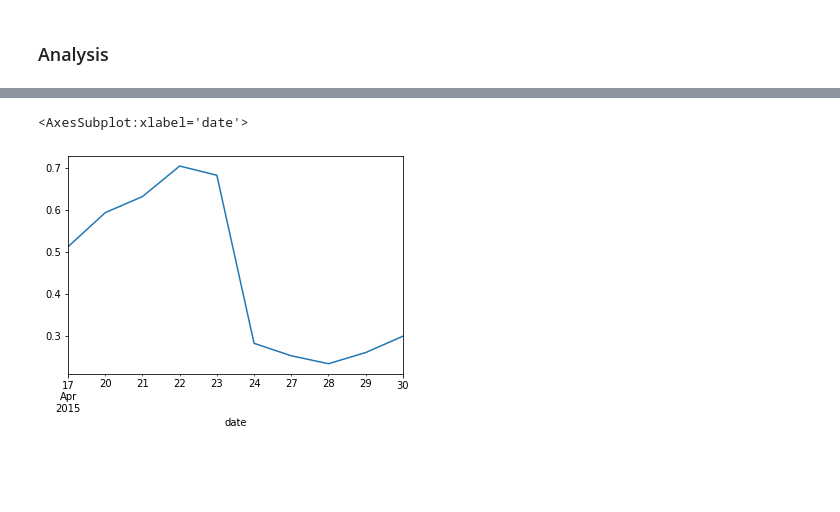
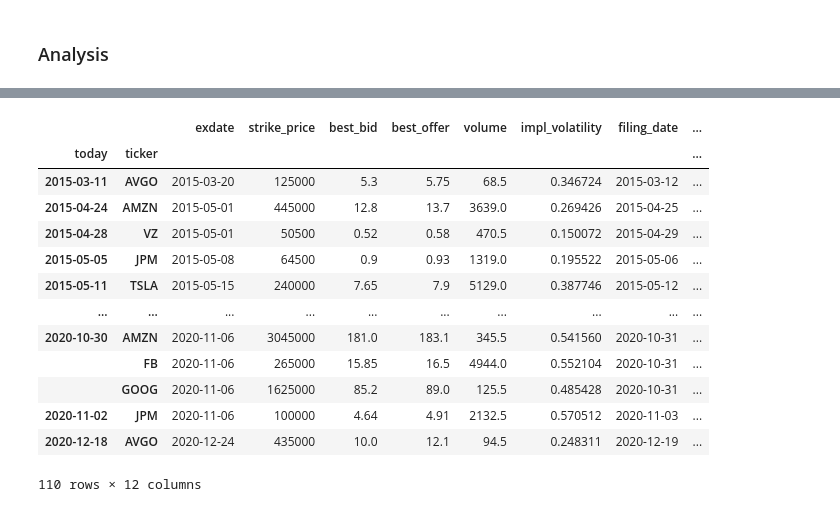
Before and after one commit to sampiaz/finmath_project, a Jupyter notebook: Krumdick_Piazza_Project_Final.ipynb, the cells around one changed output, grey strips where cells are left out. Cells and saved outputs as stored; diff of their text form; code cells hidden in the pictures; blank space fills up the shorter version.

```diff
--- a/Krumdick_Piazza_Project_Final.ipynb
+++ b/Krumdick_Piazza_Project_Final.ipynb
@@ -272,5 +287,19 @@ array(['2015-04-25T00:00:00.000000000'], dtype='datetime64[ns]')
-# %%
-o[o['cp_flag'] == 'C']['impl_volatility'].plot()
-# %% [output]
-<AxesSubplot:xlabel='date'>
-[figure, removed]
+# %%
+vol_straddle = strat.vol_vs_straddle(1)
+# %%
+vol_straddle
+# %% [output]
+|  |  | exdate | strike_price | best_bid | best_offer | volume | impl_volatility | filing_date | ... |
+| today | ticker |  |  |  |  |  |  |  | ... |
+| 2015-03-11 | AVGO | 2015-03-20 | 125000 | 5.3 | 5.75 | 68.5 | 0.346724 | 2015-03-12 | ... |
+| 2015-04-24 | AMZN | 2015-05-01 | 445000 | 12.8 | 13.7 | 3639.0 | 0.269426 | 2015-04-25 | ... |
+| 2015-04-28 | VZ | 2015-05-01 | 50500 | 0.52 | 0.58 | 470.5 | 0.150072 | 2015-04-29 | ... |
+| 2015-05-05 | JPM | 2015-05-08 | 64500 | 0.9 | 0.93 | 1319.0 | 0.195522 | 2015-05-06 | ... |
+| 2015-05-11 | TSLA | 2015-05-15 | 240000 | 7.65 | 7.9 | 5129.0 | 0.387746 | 2015-05-12 | ... |
+| ... | ... | ... | ... | ... | ... | ... | ... | ... | ... |
+| 2020-10-30 | AMZN | 2020-11-06 | 3045000 | 181.0 | 183.1 | 345.5 | 0.541560 | 2020-10-31 | ... |
+|  | FB | 2020-11-06 | 265000 | 15.85 | 16.5 | 4944.0 | 0.552104 | 2020-10-31 | ... |
+|  | GOOG | 2020-11-06 | 1625000 | 85.2 | 89.0 | 125.5 | 0.485428 | 2020-10-31 | ... |
+| 2020-11-02 | JPM | 2020-11-06 | 100000 | 4.64 | 4.91 | 2132.5 | 0.570512 | 2020-11-03 | ... |
+| 2020-12-18 | AVGO | 2020-12-24 | 435000 | 10.0 | 12.1 | 94.5 | 0.248311 | 2020-12-19 | ... |
+110 rows × 12 columns
```
Also changed, not shown: parts of 6 cells of this notebook.
